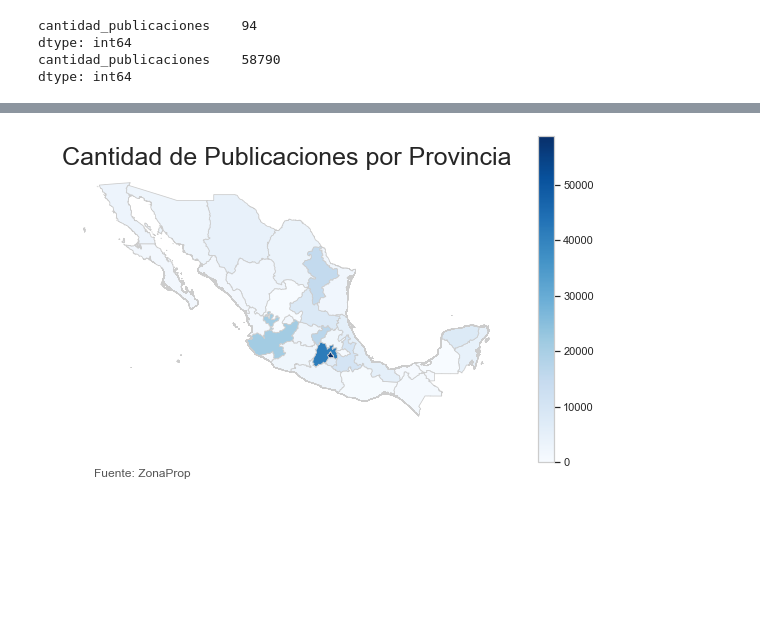
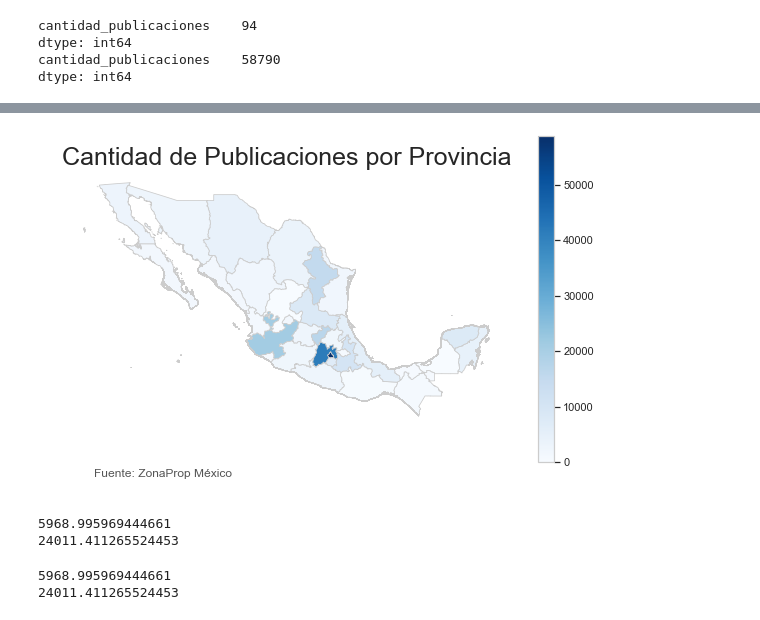
Before and after one commit to camilaserra5/7506-organizacion-de-datos, a Jupyter notebook: PlotMapaEnGeoPandas.ipynb, the cells around one changed output, grey strips where cells are left out. Saved outputs shown, nothing was run; the diff lists cells and outputs as text; code cells hidden in the pictures; blank space fills up the shorter version.

```diff
--- a/PlotMapaEnGeoPandas.ipynb
+++ b/PlotMapaEnGeoPandas.ipynb
@@ -188,30 +188,45 @@ merged.head()
 # %%
 # set a variable that will call whatever column we want to visualise on the map
 variable = 'cantidad_publicaciones'
 # set the range for the choropleth
 vmin, vmax = 0, 58790
 # create figure and axes for Matplotlib
 fig, ax = plt.subplots(1, figsize=(10, 6))
 
 # create map
 merged.plot(column=variable, cmap='Blues', linewidth=0.8, ax=ax, edgecolor='0.8')
 
 # remove the axis
 ax.axis('off')
 
 # add a title
 ax.set_title('Cantidad de Publicaciones por Provincia', fontdict={'fontsize': '25', 'fontweight' : '3'})
 # create an annotation for the data source
-ax.annotate('Fuente: ZonaProp',xy=(0.1, .08),  xycoords='figure fraction',
+ax.annotate('Fuente: ZonaProp México',xy=(0.1, .08),  xycoords='figure fraction',
             horizontalalignment='left', verticalalignment='top', fontsize=12, color='#555555')
 
 # Create colorbar as a legend
 sm = plt.cm.ScalarMappable(cmap='Blues', norm=plt.Normalize(vmin=vmin, vmax=vmax))
 # empty array for the data range
 sm._A = []
 # add the colorbar to the figure
 cbar = fig.colorbar(sm)
 
 fig.savefig('map_cant_publicaciones_por_provincia.png', dpi=300)
 # %% [output]
-[figure, old version]
+[figure, new version]
+# %%
+def precio_por_metros_totales(precio, metros):
+        return precio/metros
+
+df['precioXmetro'] = df.apply(lambda x: precio_por_metros_totales(x['precio'], x['metrostotales']), axis=1)
+preciometroporprovincia = df.groupby('provincia').agg({'precioXmetro': 'mean'})
+# %% [output]
+5968.995969444661
+24011.411265524453
+# %%
+print(preciometroporprovincia.precioXmetro.min())
+print(preciometroporprovincia.precioXmetro.max())
+# %% [output]
+5968.995969444661
+24011.411265524453
```
Also changed, not shown: parts of 2 cells of this notebook.
